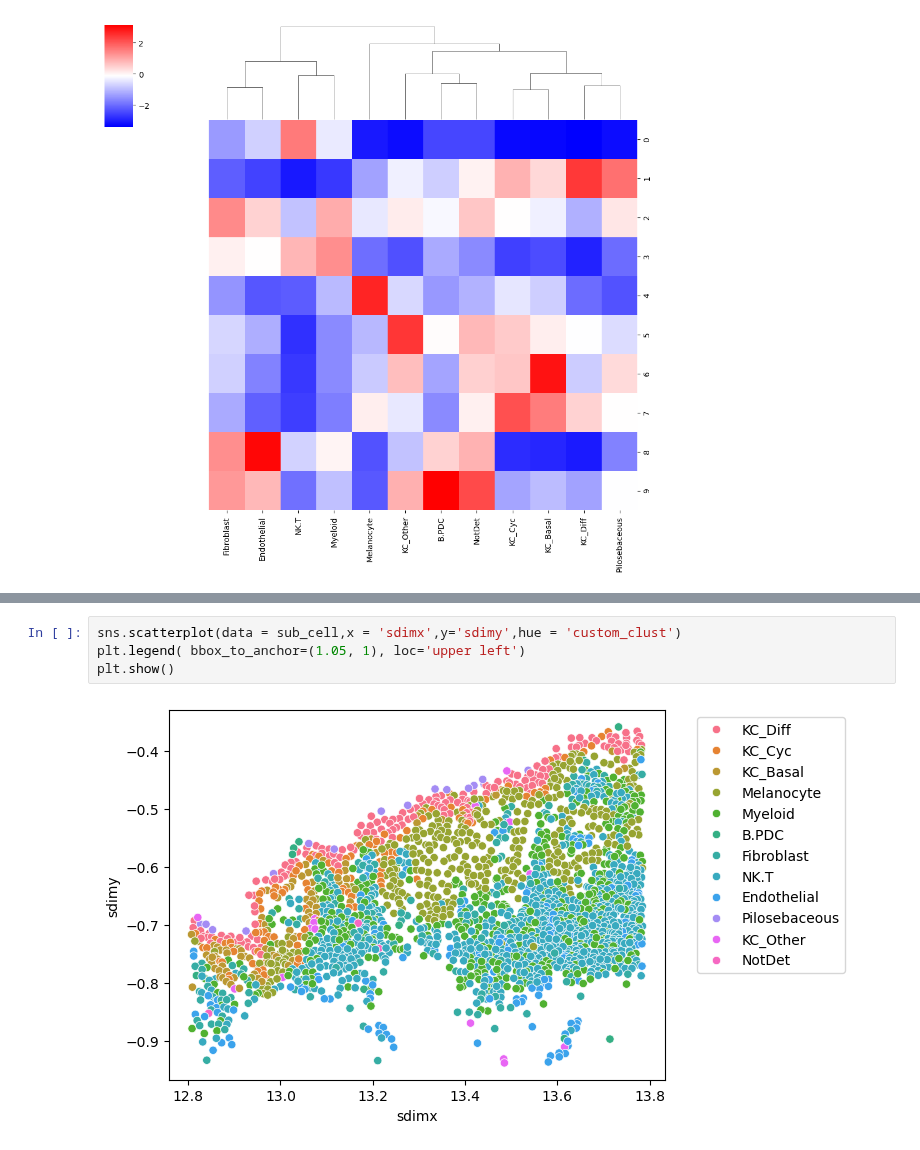
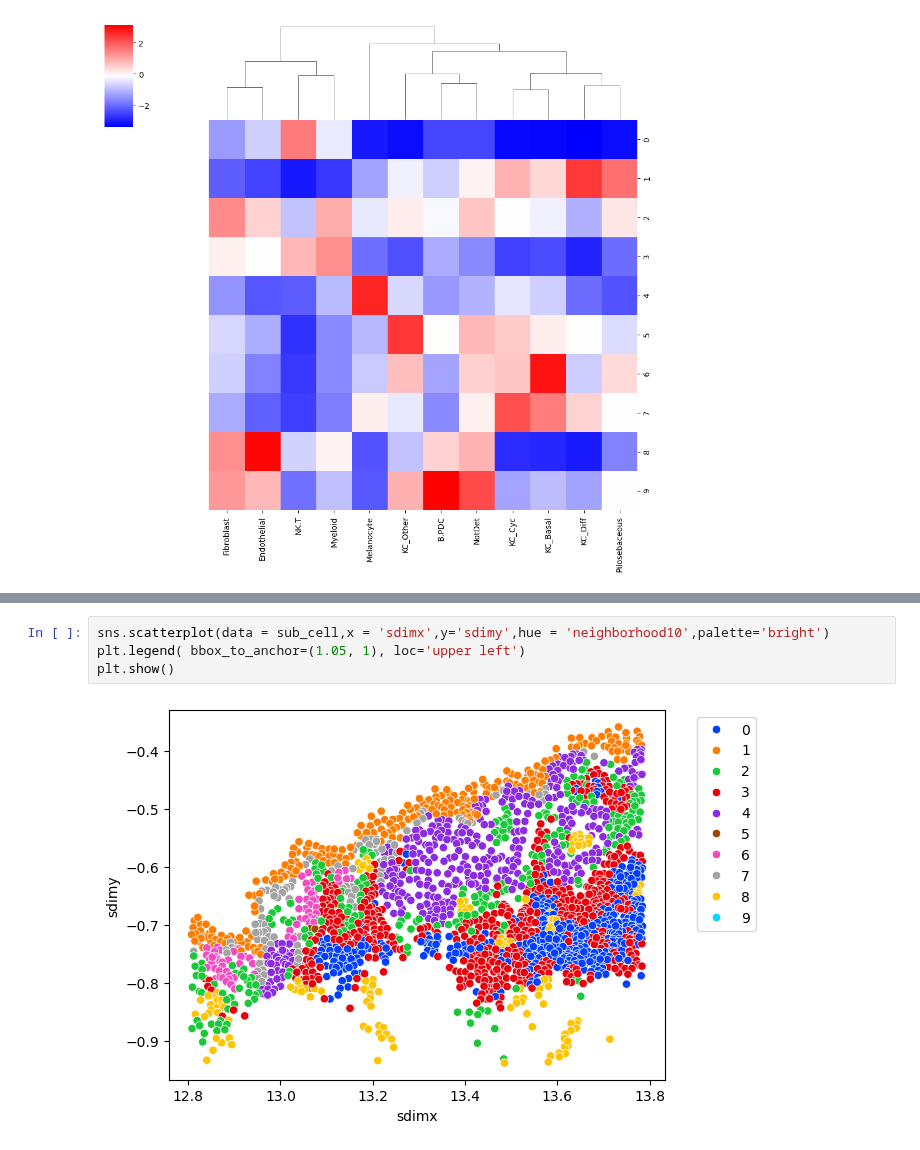
Before and after one commit to GenomicsMachineLearning/qimr-teaching-2024, a Jupyter notebook: 003-downstream-analysis/neighborhood.ipynb, the cells around one changed output, grey strips where cells are left out. Drawn from its saved outputs; the diff is of its cells as text.

```diff
--- a/003-downstream-analysis/neighborhood.ipynb
+++ b/003-downstream-analysis/neighborhood.ipynb
@@ -250,6 +262,6 @@ cells.head()
 # %%
-sns.scatterplot(data = sub_cell,x = 'sdimx',y='sdimy',hue = 'custom_clust')
+sns.scatterplot(data = sub_cell,x = 'sdimx',y='sdimy',hue = 'neighborhood10',palette='bright')
 plt.legend( bbox_to_anchor=(1.05, 1), loc='upper left')
 plt.show()
 # %% [output]
-[figure, old version]
+[figure, new version]
```
Also changed, not shown: parts of 6 cells of this notebook.
